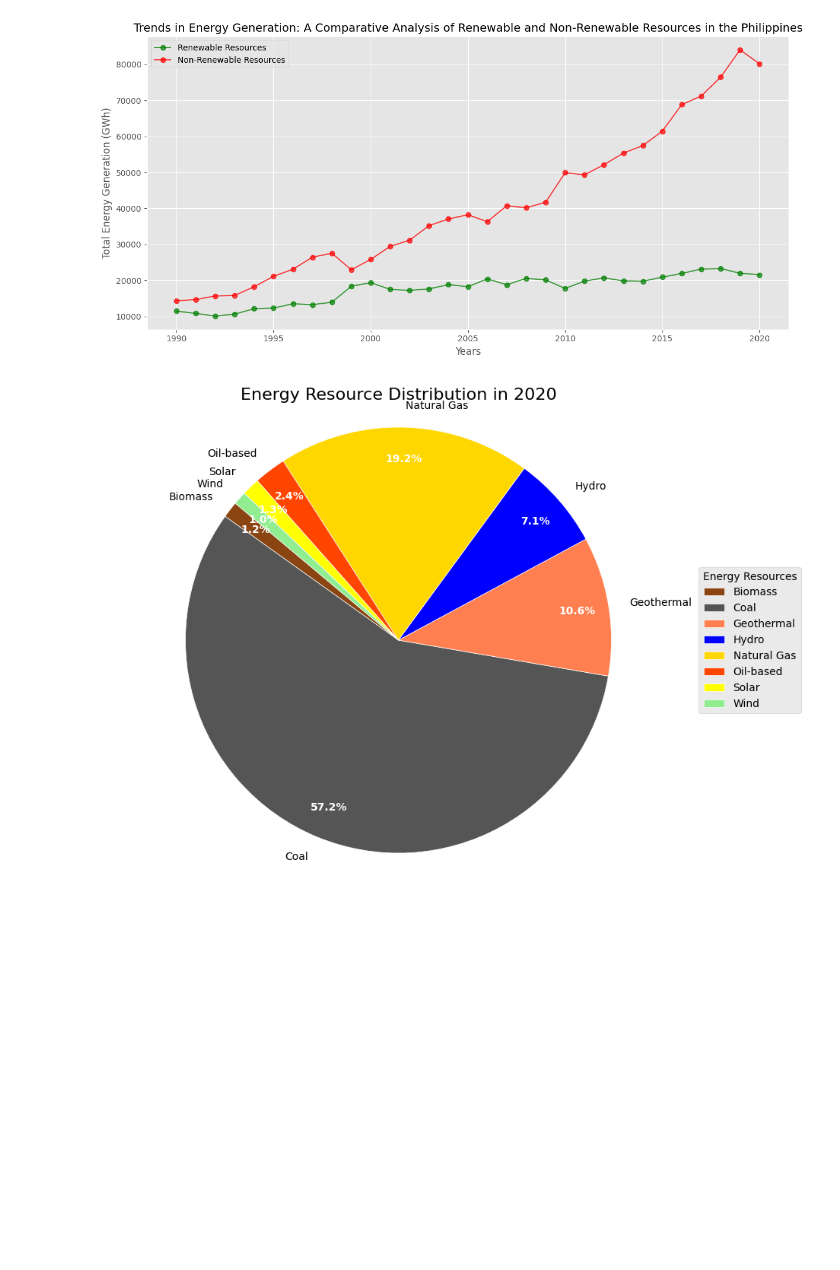
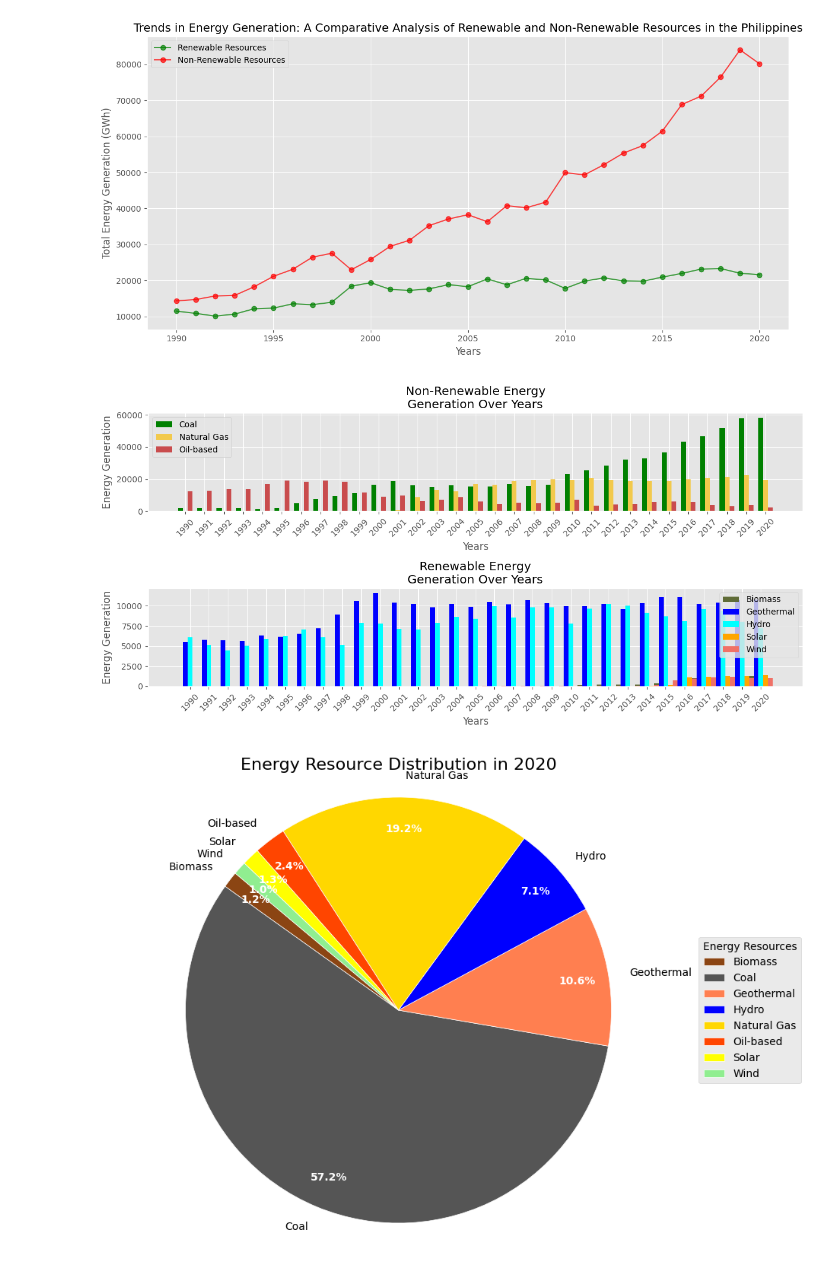
Before and after one commit to PTMAbellana/MidtermActivity, a Jupyter notebook: data_exploration.ipynb, the cells around one changed output. Saved outputs shown, nothing was run; the diff lists cells and outputs as text; code cells hidden in the pictures; blank space fills up the shorter version.

Commit message:
added bar charts (energy regen over the years)

```diff
--- a/data_exploration.ipynb
+++ b/data_exploration.ipynb
@@ -317,6 +317,57 @@ plt.tight_layout()
 plt.show()
 # %% [output]
 [figure]
+# %%
+df['Non-Renewable'] = df['Coal'] + df['Natural Gas'] + df['Oil-based']
+df['Renewable'] = df['Biomass'] + df['Geothermal'] + df['Hydro'] + df['Solar'] + df['Wind']
+
+plt.figure(figsize=(12, 6))
+
+bar_width = 0.25
+x = range(len(df['Years']))
+
+plt.subplot(2, 1, 1)
+
+colors_non_renewable = ['green', '#f2c94c',  '#c94c4d']
+labels_non_renewable = ['Coal', 'Natural Gas', 'Oil-based']
+
+
+plt.bar(x, df['Coal'], width=bar_width, color=colors_non_renewable[0], label=labels_non_renewable[0])
+plt.bar([p + bar_width for p in x], df['Natural Gas'], width=bar_width, color=colors_non_renewable[1], label=labels_non_renewable[1])
+plt.bar([p + 2 * bar_width for p in x], df['Oil-based'], width=bar_width, color=colors_non_renewable[2], label=labels_non_renewable[2])
+
+
+plt.title('Non-Renewable Energy\nGeneration Over Years')
+plt.xlabel('Years')
+plt.ylabel('Energy Generation')
+plt.xticks([p + bar_width for p in x], df['Years'], rotation=45)
+plt.legend()
+
+
+plt.subplot(2, 1, 2)
+
+colors_renewable = ['#606c38', 'blue',  'cyan',  'orange',  '#f07167']
+labels_renewable = ['Biomass', 'Geothermal', 'Hydro', 'Solar', 'Wind']
+
+
+plt.bar(x, df['Biomass'], width=bar_width, color=colors_renewable[0], label=labels_renewable[0])
+plt.bar([p + bar_width for p in x], df['Geothermal'], width=bar_width, color=colors_renewable[1], label=labels_renewable[1])
+plt.bar([p + 2 * bar_width for p in x], df['Hydro'], width=bar_width, color=colors_renewable[2], label=labels_renewable[2])
+plt.bar([p + 3 * bar_width for p in x], df['Solar'], width=bar_width, color=colors_renewable[3], label=labels_renewable[3])
+plt.bar([p + 4 * bar_width for p in x], df['Wind'], width=bar_width, color=colors_renewable[4], label=labels_renewable[4])
+
+
+plt.title('Renewable Energy\nGeneration Over Years')
+plt.xlabel('Years')
+plt.ylabel('Energy Generation')
+plt.xticks([p + 2 * bar_width for p in x], df['Years'], rotation=45)
+plt.legend()
+
+
+plt.tight_layout()
+plt.show()
+# %% [output]
+[figure, added]
 # %%
 # fuel_columns = ['Biomass', 'Coal', 'Geothermal', 'Hydro', 'Natural Gas', 'Oil-based', 'Solar', 'Wind']
 
```
